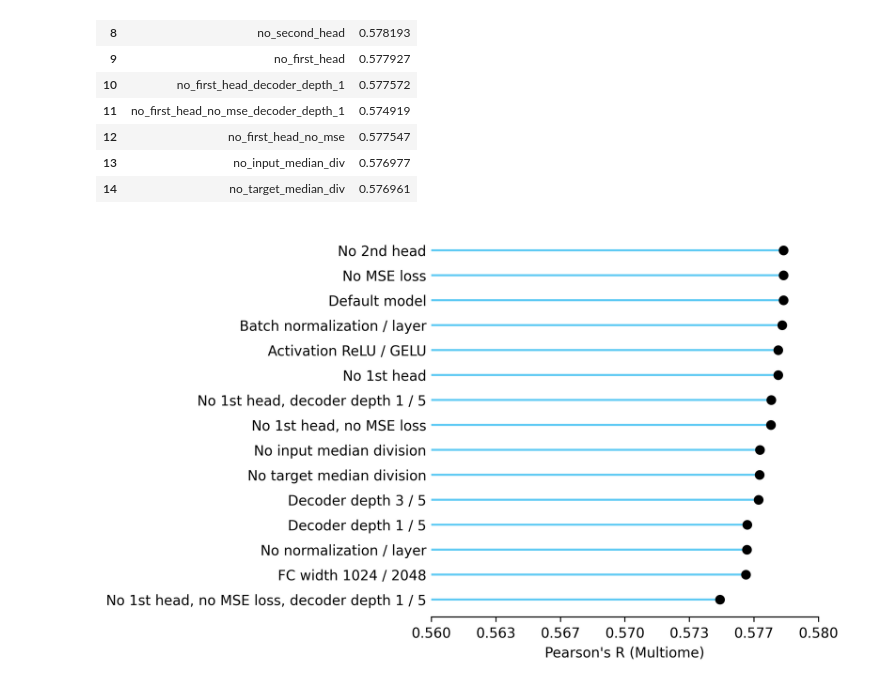
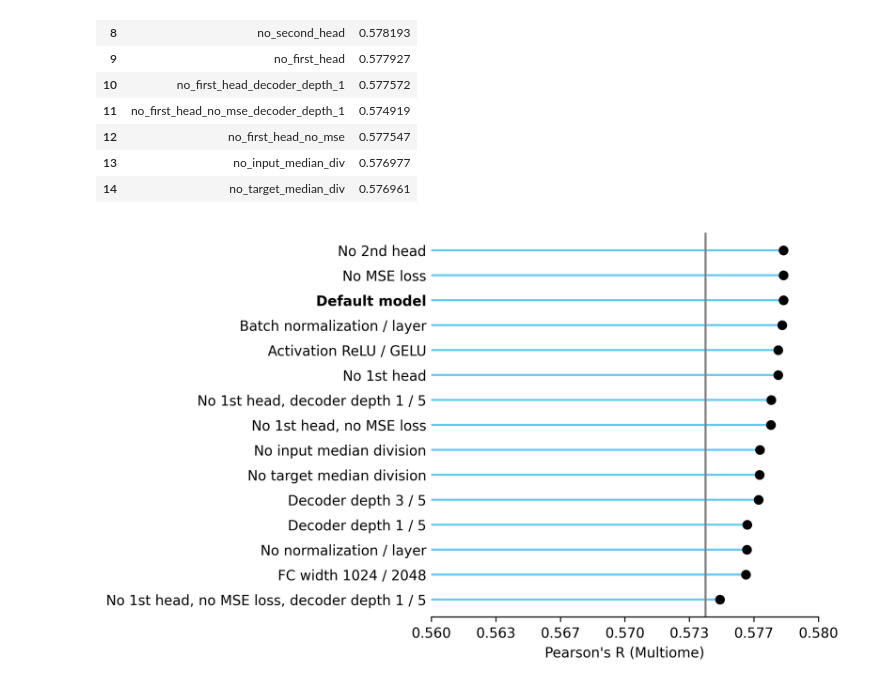
Before and after one commit to lueckenlab/OpenProblems2022Analysis, a Jupyter notebook: code/Fig_3_b_d_ablation_study_results.ipynb, the cells around one changed output. Saved outputs shown, nothing was run; the diff lists cells and outputs as text; code cells hidden in the pictures.

Commit message:
Highlight default models and mark 2nd best scores

```diff
--- a/code/Fig_3_b_d_ablation_study_results.ipynb
+++ b/code/Fig_3_b_d_ablation_study_results.ipynb
@@ -58,6 +58,8 @@ cite_results["model"] = cite_results["model"].map(cite_readable_names)
 # %%
 cite_results = cite_results.sort_values("score", ascending=True)
 # %%
+second_best_score = 0.845327
+
 plt.figure(dpi=300, figsize=(5, 5))
 markerline, stemlines, baseline = plt.stem(cite_results["model"], cite_results["score"], orientation="horizontal")
 plt.setp(markerline, color="black")
@@ -69,7 +71,19 @@ plt.gca().spines["right"].set_visible(False)
 plt.gca().spines["left"].set_visible(False)
 plt.gca().yaxis.set_tick_params(length=0)
 
+# Make "Default model" bold in yticks
+yticks = plt.gca().get_yticklabels()
+for tick in yticks:
+    if tick.get_text() == "Default model":
+        tick.set_weight("bold")
+plt.gca().set_yticklabels(yticks)
+
 plt.xlim(0.838, 0.850)  # Same as Fig. 2e
 plt.xlabel("Pearson's R (CITE-seq)")
+
+ylim = plt.gca().get_ylim()
+plt.vlines(second_best_score, ylim[0], ylim[1], color="gray", linestyle="-")
+plt.ylim(ylim[0], ylim[1])
+
 plt.savefig("../figures/Fig_3_f_Rank_2_cite_seq_model_ablations.pdf", bbox_inches="tight")
 # %% [output]
@@ -77,7 +91,7 @@ plt.savefig("../figures/Fig_3_f_Rank_2_cite_seq_model_ablations.pdf", bbox_inche
 # %% [markdown]
 # Ablation results for rank 1 multiome model
 # %%
-multiome_results = pd.read_csv("data/rank_1_multiome_model_ablation_scores.csv", index_col=0)
+multiome_results = pd.read_csv("../data/rank_1_multiome_model_ablation_scores.csv", index_col=0)
 multiome_results
 # %% [output]
 |  | model | score |
@@ -119,28 +133,39 @@ multiome_results["model"] = multiome_results["model"].map(multiome_readable_name
 # %%
 multiome_results = multiome_results.sort_values("score", ascending=True)
 # %%
+second_best_score = 0.57418
+
 plt.figure(dpi=300, figsize=(5, 5))
 markerline, stemlines, baseline = plt.stem(multiome_results["model"], multiome_results["score"], orientation="horizontal")
 plt.setp(markerline, color="black")
 plt.setp(stemlines, color=PLOT_COLOR)
 
 # Remove spines and ticks
 plt.gca().spines["top"].set_visible(False)
 plt.gca().spines["right"].set_visible(False)
 plt.gca().spines["left"].set_visible(False)
 plt.gca().yaxis.set_tick_params(length=0)
 
 plt.xlim(0.56, 0.58)  # Same as scores range in Fig. 2d
 plt.xlabel("Pearson's R (Multiome)")
 
+# Make "Default model" bold in yticks
+yticks = plt.gca().get_yticklabels()
+for tick in yticks:
+    if tick.get_text() == "Default model":
+        tick.set_weight("bold")
+plt.gca().set_yticklabels(yticks)
+
 # Set 7 x ticks, similarly to the cite-seq figure
 xticks = np.linspace(0.56, 0.58, 7)
 xticks_labels = [f"{x:.3f}" for x in xticks]
 plt.gca().set_xticks(xticks)
 plt.gca().set_xticklabels(xticks_labels)
 
-
+ylim = plt.gca().get_ylim()
+plt.vlines(second_best_score, ylim[0], ylim[1], color="gray", linestyle="-")
+plt.ylim(ylim[0], ylim[1])
 
 plt.savefig("../figures/Fig_3_d_Rank_1_multiome_model_ablations.pdf", bbox_inches="tight")
 # %% [output]
-[figure, old version]
+[figure, new version]
```
Also changed, not shown: parts of 2 cells of this notebook, 2 other files.
